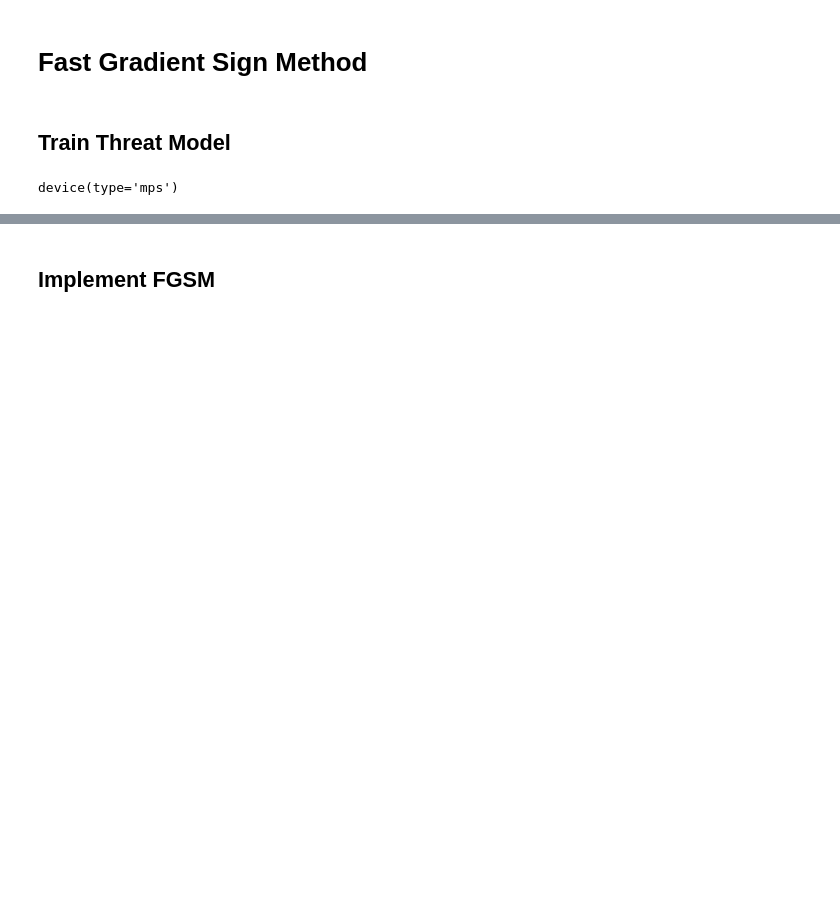
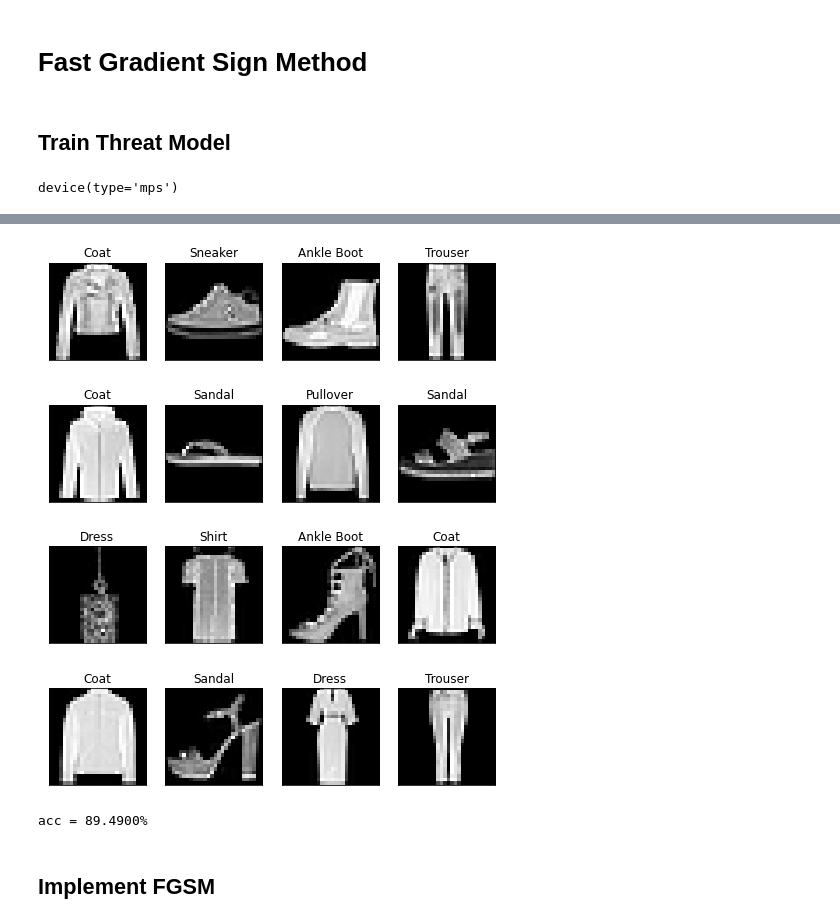
Before and after one commit to plutoNotebook/FGSM_FashionMnist, a Jupyter notebook: Fast_Gradient_Sign_Method.ipynb, the cells around one changed output, grey strips where cells are left out. Cells and saved outputs as stored; diff of their text form; code cells hidden in the pictures; blank space fills up the shorter version.

```diff
--- a/Fast_Gradient_Sign_Method.ipynb
+++ b/Fast_Gradient_Sign_Method.ipynb
@@ -101,9 +125,10 @@ def visualize(model, device):
     correct = 0
     total = 0
     with torch.no_grad():
-        for data in testloader:
-            images, labels = data
-            outputs = model(images)
+        for inputs, labels in testloader:
+            inputs = inputs.to(device)
+            labels = labels.to(device)
+            outputs = model(inputs)
             _, predicted = torch.max(outputs.data, 1)
             total += labels.size(0)
             correct += (predicted == labels).sum().item()
@@ -112,18 +137,23 @@ def visualize(model, device):
     cnt = 0
     plt.figure(figsize=(8,10))
 
-    for i in range(5):
-        for j in range(5):
+    for i in range(4):
+        for j in range(4):
             cnt += 1
-            plt.subplot(5, 5, cnt)
+            plt.subplot(4, 4, cnt)
             plt.xticks([], [])
             plt.yticks([], [])
-            img = images[cnt].squeeze().numpy()
-            pred = predicted[cnt].item()
-            plt.title(f"{pred}")
+            img = inputs[cnt-1].squeeze().cpu().numpy()
+            pred = predicted[cnt-1].item()
+            plt.title(f"{labels_map[pred]}")
             plt.imshow(img, cmap='gray')
     plt.show()
     print(f"acc = {acc:.4f}%")
+# %%
+visualize(model, device)
+# %% [output]
+[figure, added]
+acc = 89.4900%
 # %% [markdown]
 ## Implement FGSM
 # %%
```
Also changed, not shown: parts of 9 cells of this notebook, 13 other files.
